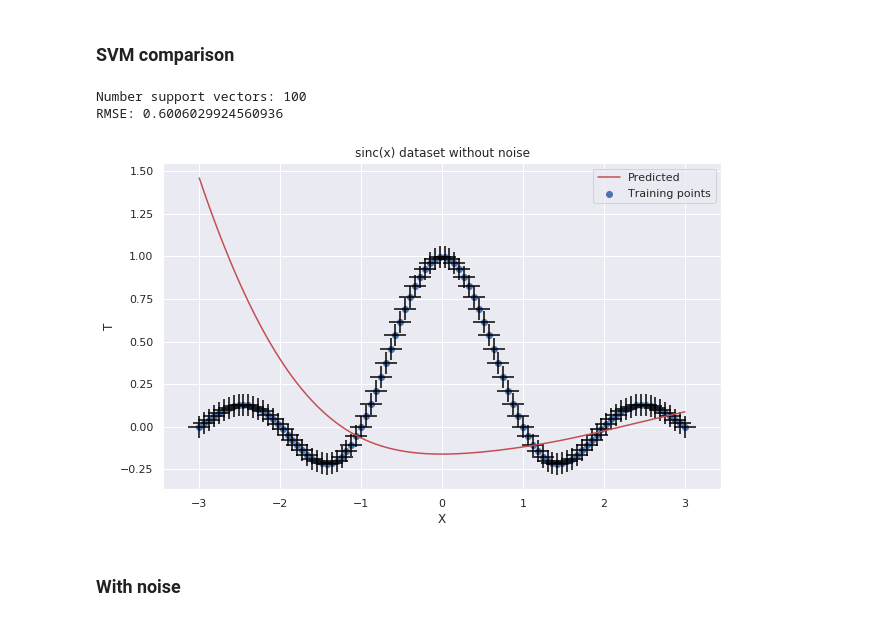
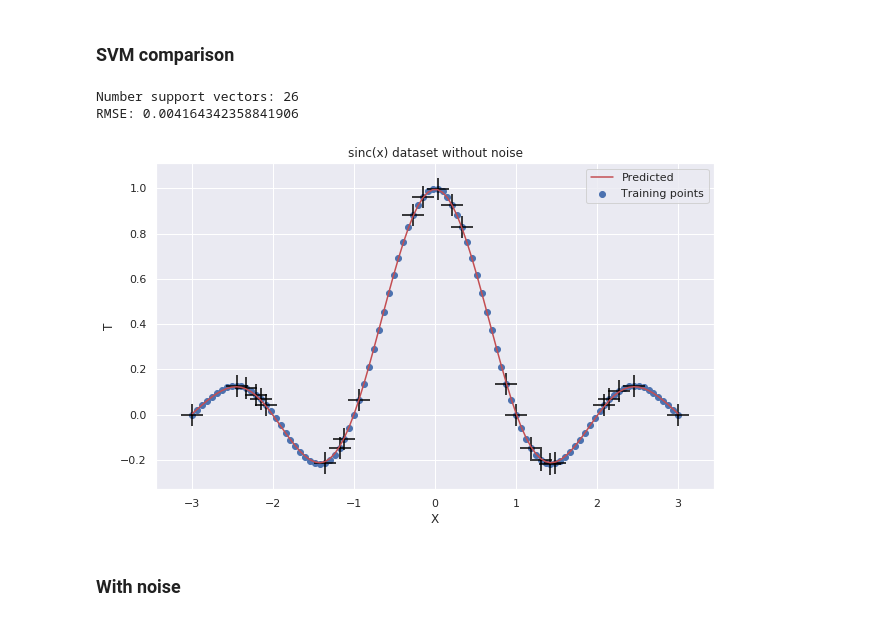
Before and after one commit to PPSantos/DD2434_proj, a Jupyter notebook: src/regression.ipynb, the cells around one changed output. Drawn from its saved outputs; the diff is of its cells as text; code cells hidden in the pictures.

```diff
--- a/src/regression.ipynb
+++ b/src/regression.ipynb
@@ -151,33 +152,39 @@ def linear_spline_kernel_2(data_1, data_2):
                          - c_sum/2. * c_min ** 2. \
                          + 1./3. * c_min ** 3.
         return kernel
+# %%
+# Scale data.
+min_max_scaler = preprocessing.MinMaxScaler()
+X_scaled = min_max_scaler.fit_transform(X)
+#print(X_scaled)
 # %%
-# TODO: CHANGE TO LINEAR SPLINE KERNEL. I CANT DO IT!
-svr = SVR(kernel=linear_spline_kernel, epsilon=1e-3, C=1e-2, tol=1e-5)
+svr = SVR(kernel=linear_spline_kernel, epsilon=5e-3, C=1e3, tol=1e-5)
 
-svr.fit(X,T)
+svr.fit(X_scaled,T)
 
 support_vectors_idx = svr.support_
 print('Number support vectors:', len(support_vectors_idx))
 
-y_pred = svr.predict(X)
+y_pred = svr.predict(X_scaled)
 
 print('RMSE:', np.sqrt(mean_squared_error(y_pred, Y)))
 
 fig = plt.figure(figsize=(10, 6))
 sns.set(style="darkgrid")
 plt.plot(X, y_pred, c='r', label='Predicted')
 plt.scatter(X, T, label='Training points')
 plt.scatter(X[support_vectors_idx], T[support_vectors_idx], c='black', marker='+', s=500)
 plt.xlabel('X')
 plt.ylabel('T')
 plt.title('sinc(x) dataset without noise')
 plt.legend()
 plt.show()
+
+fig.savefig('sinc_svm_without_noise.pdf')
 # %% [output]
-Number support vectors: 100
-RMSE: 0.6006029924560936
+Number support vectors: 26
+RMSE: 0.004164342358841906
-[figure, old version]
+[figure, new version]
 # %% [markdown]
 ### With noise
 # %%
```
Also changed, not shown: parts of 5 cells of this notebook, 4 other files.
